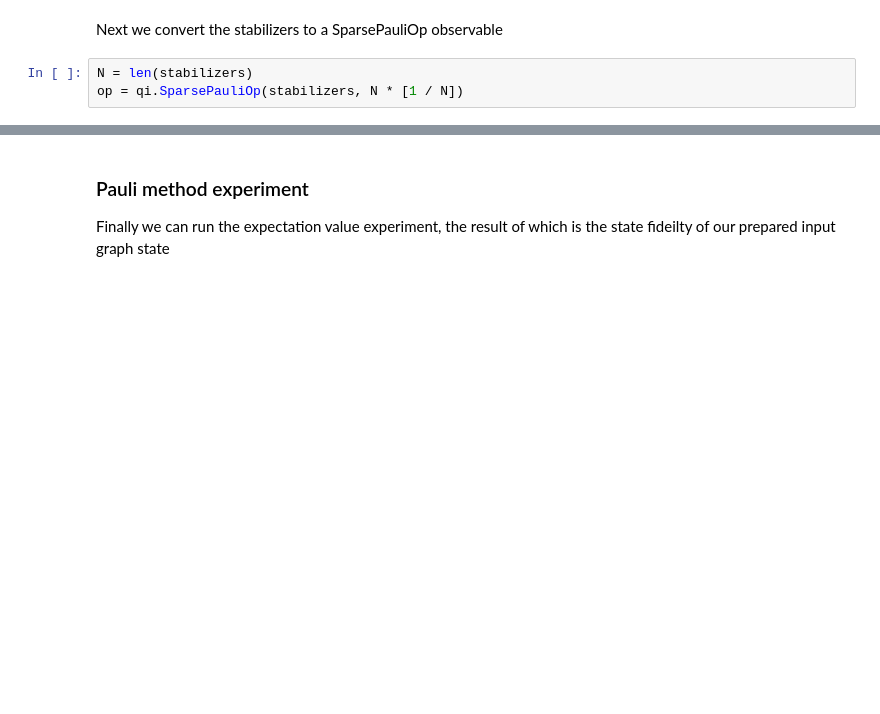
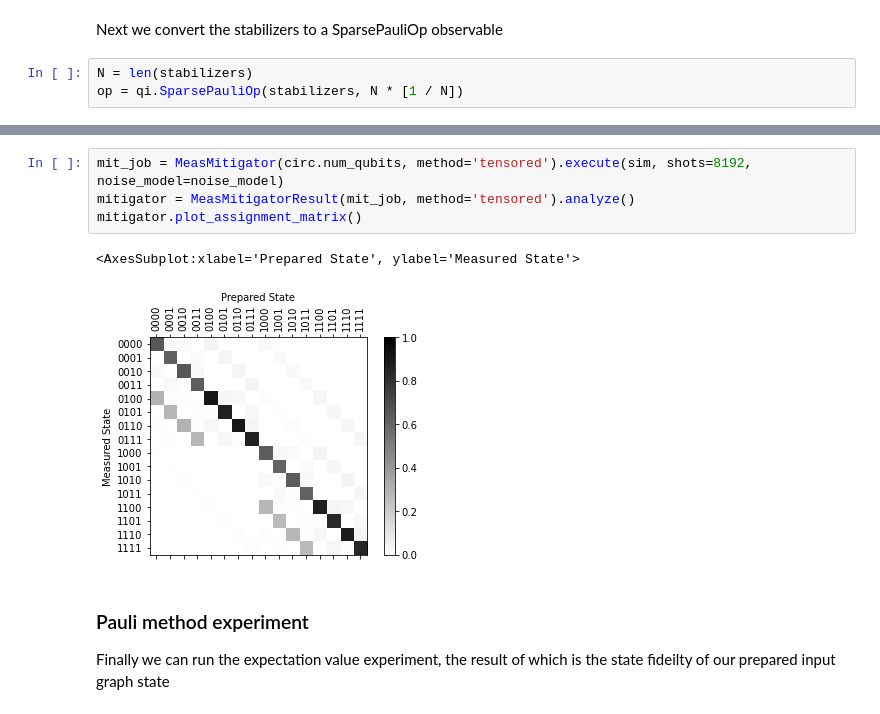
Before and after one commit to chriseclectic/qiskit-ignis, a Jupyter notebook: qiskit/ignis/measurement/expval/expval_example.ipynb, the cells around one changed output, grey strips where cells are left out. Saved outputs shown, nothing was run; the diff lists cells and outputs as text; blank space fills up the shorter version.

```diff
--- a/qiskit/ignis/measurement/expval/expval_example.ipynb
+++ b/qiskit/ignis/measurement/expval/expval_example.ipynb
@@ -196,3 +203,10 @@ op = qi.SparsePauliOp(stabilizers, N * [1 / N])
+# %%
+mit_job = MeasMitigator(circ.num_qubits, method='tensored').execute(sim, shots=8192, noise_model=noise_model)
+mitigator = MeasMitigatorResult(mit_job, method='tensored').analyze()
+mitigator.plot_assignment_matrix()
+# %% [output]
+<AxesSubplot:xlabel='Prepared State', ylabel='Measured State'>
+[figure, added]
 # %% [markdown]
 ### Pauli method experiment
 Finally we can run the expectation value experiment, the result of which is the state fideilty of our prepared input graph state
```
Also changed, not shown: parts of 9 cells of this notebook.
